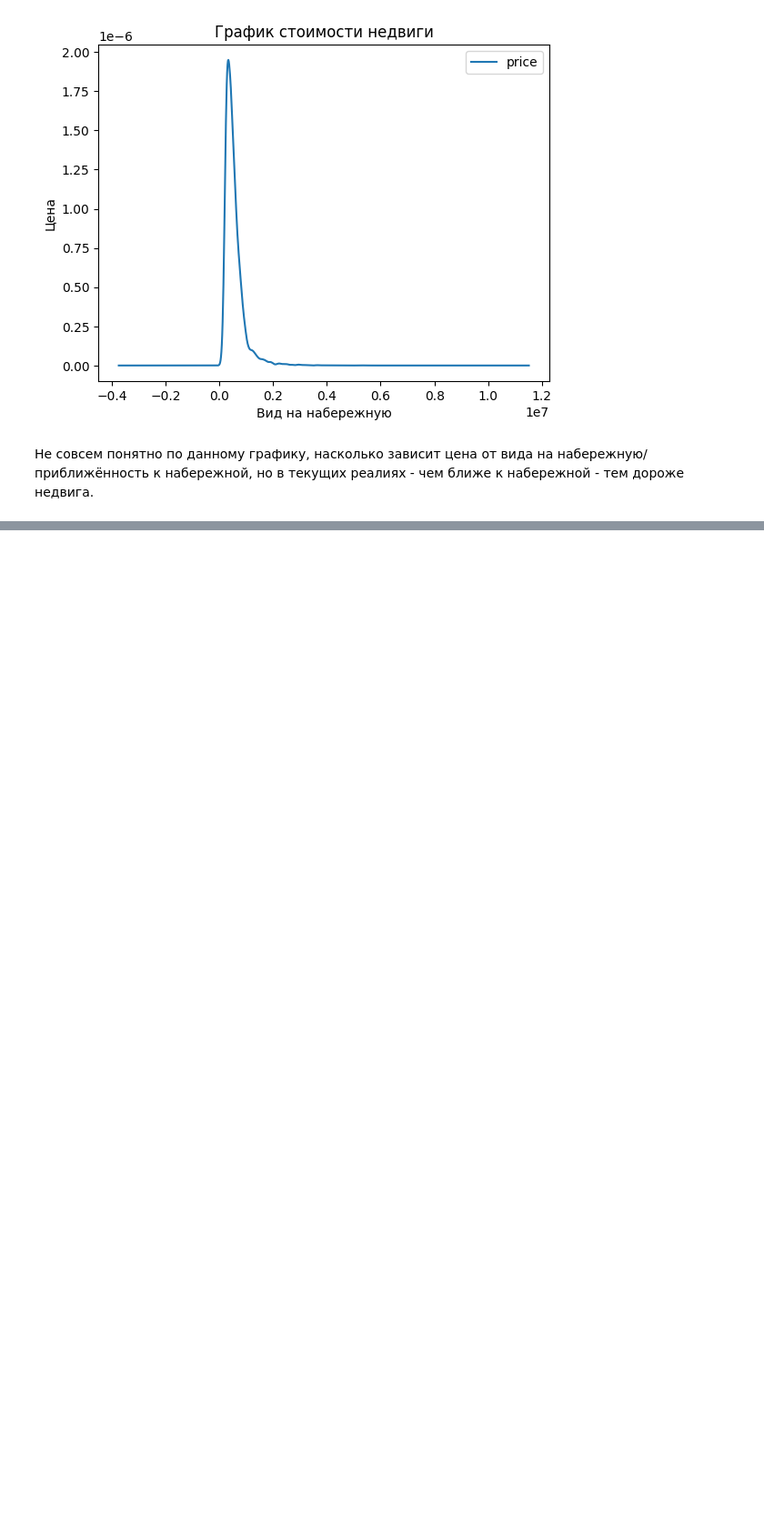
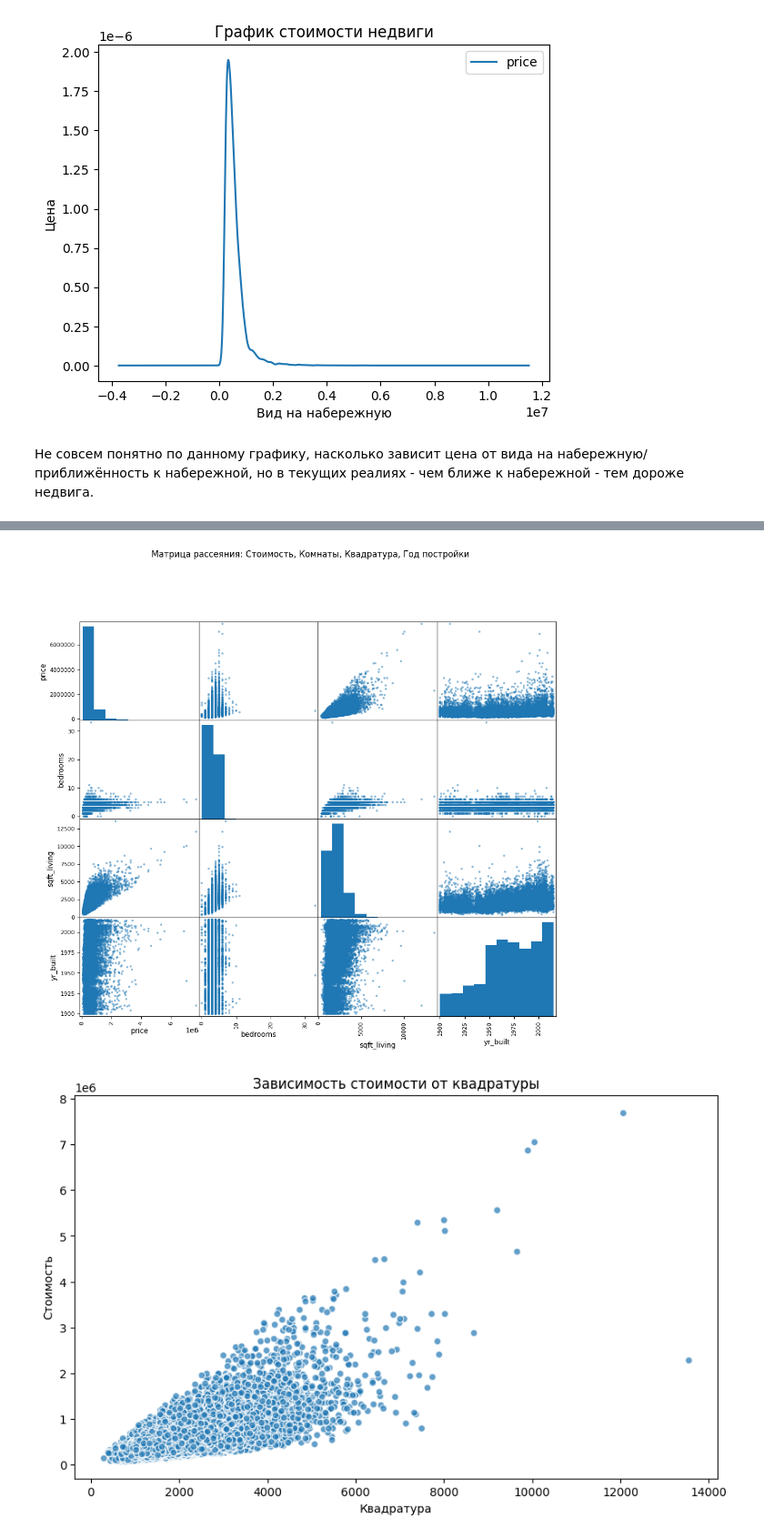
Before and after one commit to Tivertido/PandaZ, a Jupyter notebook: PythPandas.ipynb, the cells around one changed output, grey strips where cells are left out. Shown at 91% size. Drawn from its saved outputs; the diff is of its cells as text; code cells hidden in the pictures; blank space fills up the shorter version.

```diff
--- a/PythPandas.ipynb
+++ b/PythPandas.ipynb
@@ -107,3 +79,25 @@ legend.get_title().set_color('#333333')
 
 # Отображаем график
 plt.show()
+# %%
+pd.plotting.scatter_matrix(df[['price', 'bedrooms', 'sqft_living', 'yr_built']], figsize=(12, 10))
+plt.suptitle('Матрица рассеяния: Стоимость, Комнаты, Квадратура, Год постройки', y=1.02)
+
+# График зависимости стоимости от квадратуры
+plt.figure(figsize=(10, 6))
+plt.scatter(df['sqft_living'], df['price'], alpha=0.7, edgecolors='w')
+plt.title('Зависимость стоимости от квадратуры')
+plt.xlabel('Квадратура')
+plt.ylabel('Стоимость')
+
+# График зависимости стоимости от года постройки
+plt.figure(figsize=(10, 6))
+plt.scatter(df['yr_built'], df['price'], alpha=0.7, edgecolors='w')
+plt.title('Зависимость стоимости от года постройки')
+plt.xlabel('Год постройки')
+plt.ylabel('Стоимость')
+
+plt.show()
+# %% [output]
+[figure, added]
+[figure, added]
```
Also changed, not shown: parts of 3 cells of this notebook.
